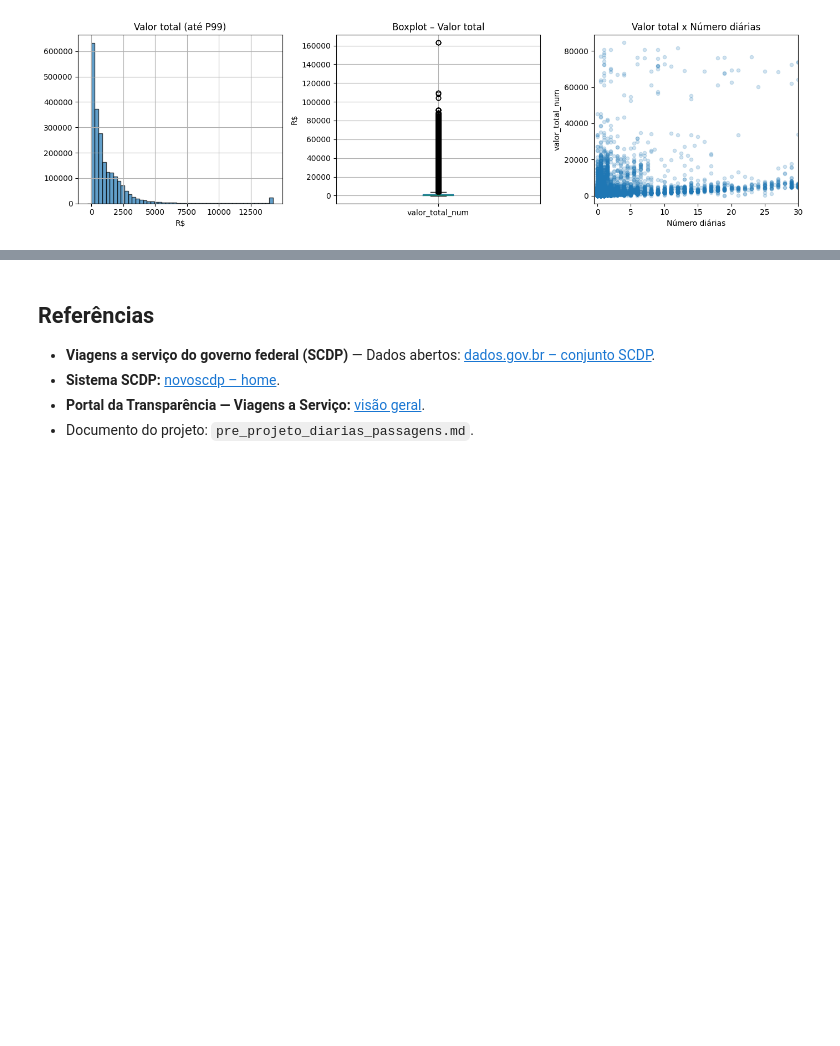
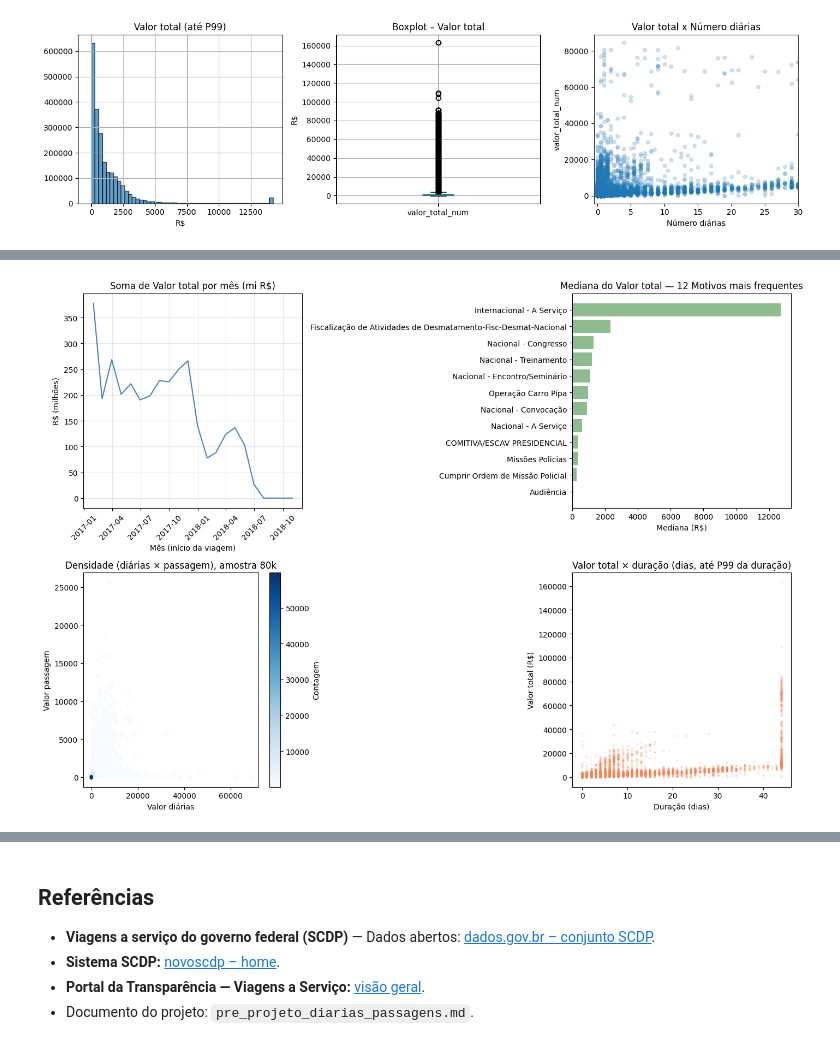
Before and after one commit to primodeckers/scdp-ml-project, a Jupyter notebook: daily_rates_and_tickets.ipynb, the cells around one changed output, grey strips where cells are left out. Cells and saved outputs as stored; diff of their text form; code cells hidden in the pictures; blank space fills up the shorter version.

```diff
--- a/daily_rates_and_tickets.ipynb
+++ b/daily_rates_and_tickets.ipynb
@@ -391,0 +270,92 @@ plt.show() # Exibe o gráfico.
+# %%
+# Painel extra da 3.2 — depende das colunas já criadas acima (valores numéricos, datas, duracao_dias, acha_col)
+fig2, axes2 = plt.subplots(2, 2, figsize=(14, 10))
+
+# 1) Gasto agregado por mês (soma do Valor total) — vê tendência / sazonalidade grosseira
+dt_col = next((c for c in df.columns if "início" in c.lower() and "viagem" in c.lower()), "Data início viagem")
+mensal = (
+    df.dropna(subset=[dt_col])
+    .groupby(pd.Grouper(key=dt_col, freq="ME"), dropna=False)["valor_total_num"]
+    .sum()
+    / 1e6  # escala em milhões de reais pra legenda não ficar com muitos zeros
+)
+axes2[0, 0].plot(mensal.index, mensal.values, color="steelblue")
+axes2[0, 0].set_title("Soma de Valor total por mês (mi R$)")
+axes2[0, 0].set_xlabel("Mês (início da viagem)")
+axes2[0, 0].set_ylabel("R$ (milhões)")
+axes2[0, 0].tick_params(axis="x", rotation=45)
+axes2[0, 0].grid(True, alpha=0.3)
+
+# 2) Motivo: pego os 12 mais frequentes e comparo mediana do alvo (robusto à cauda)
+col_mot = acha_col(df, "Motivo")
+if col_mot is None:
+    col_mot = "Motivo"
+top_motivos = df[col_mot].value_counts().head(12).index
+sub_m = df[df[col_mot].isin(top_motivos)]
+med_m = sub_m.groupby(col_mot, observed=False)["valor_total_num"].median().sort_values()
+axes2[0, 1].barh(med_m.index.astype(str), med_m.values, color="darkseagreen")
+axes2[0, 1].set_title("Mediana do Valor total — 12 Motivos mais frequentes")
+axes2[0, 1].set_xlabel("Mediana (R$)")
+
+# 3) Muitos pontos sobrepostos — hexbin em amostra mostra onde está a densidade (muito passagem zero + diárias)
+cols_hex = [c for c in [col_valor_diarias, col_valor_passagem] if c and c in df.columns]
+if len(cols_hex) == 2:
+    am_hex = df[cols_hex + ["valor_total_num"]].dropna().sample(n=min(80_000, len(df)), random_state=43)
+    hb = axes2[1, 0].hexbin(
+        am_hex[cols_hex[0]],
+        am_hex[cols_hex[1]],
+        gridsize=45,
+        cmap="Blues",
+        mincnt=1,
+        linewidths=0.1,
+    )
+    plt.colorbar(hb, ax=axes2[1, 0], label="Contagem")
+    axes2[1, 0].set_xlabel(col_valor_diarias)
+    axes2[1, 0].set_ylabel(col_valor_passagem)
+    axes2[1, 0].set_title("Densidade (diárias × passagem), amostra 80k")
+else:
+    axes2[1, 0].text(0.5, 0.5, "Colunas de valor não encontradas", ha="center", va="center")
+    axes2[1, 0].set_axis_off()
+
+# 4) Duração vs alvo: corto o eixo X no P99 da duração pra não dominar por poucas viagens absurdamente longas
+if "duracao_dias" in df.columns:
+    am_d = df[["duracao_dias", "valor_total_num"]].dropna().sample(n=min(50_000, len(df)), random_state=44)
+    cap_x = am_d["duracao_dias"].quantile(0.99)
+    axes2[1, 1].scatter(
+        am_d["duracao_dias"].clip(upper=cap_x),
+        am_d["valor_total_num"],
+        alpha=0.15,
+        s=4,
+        c="coral",
+    )
+    axes2[1, 1].set_title("Valor total × duração (dias, até P99 da duração)")
+    axes2[1, 1].set_xlabel("Duração (dias)")
+    axes2[1, 1].set_ylabel("Valor total (R$)")
+else:
+    axes2[1, 1].text(0.5, 0.5, "Coluna duracao_dias ausente (rode a célula de correlação/datas)", ha="center", va="center")
+    axes2[1, 1].set_axis_off()
+
+plt.tight_layout()
+plt.show()
+
+# Heatmap: mesma informação que a tabela da 3.1.2, mas numa figura só pro relatório
+cols_hm = [
+    c
+    for c in [
+        "valor_total_num",
+        col_num_diarias,
+        col_valor_diarias,
+        col_valor_passagem,
+        "duracao_dias",
+    ]
+    if c and c in df.columns
+]
+sam_hm = df[cols_hm].dropna().sample(n=min(50_000, len(df)), random_state=45)
+cm = sam_hm.corr(numeric_only=True)
+fig3, ax_hm = plt.subplots(figsize=(7.5, 6))
+sns.heatmap(cm, annot=True, fmt=".2f", cmap="RdBu_r", center=0, vmin=-1, vmax=1, ax=ax_hm)
+ax_hm.set_title("Correlação (Pearson) — variáveis numéricas, amostra 50k")
+plt.tight_layout()
+plt.show()
+# %% [output]
+[figure, added]
```
Also changed, not shown: parts of 16 cells of this notebook, 4 other files.
